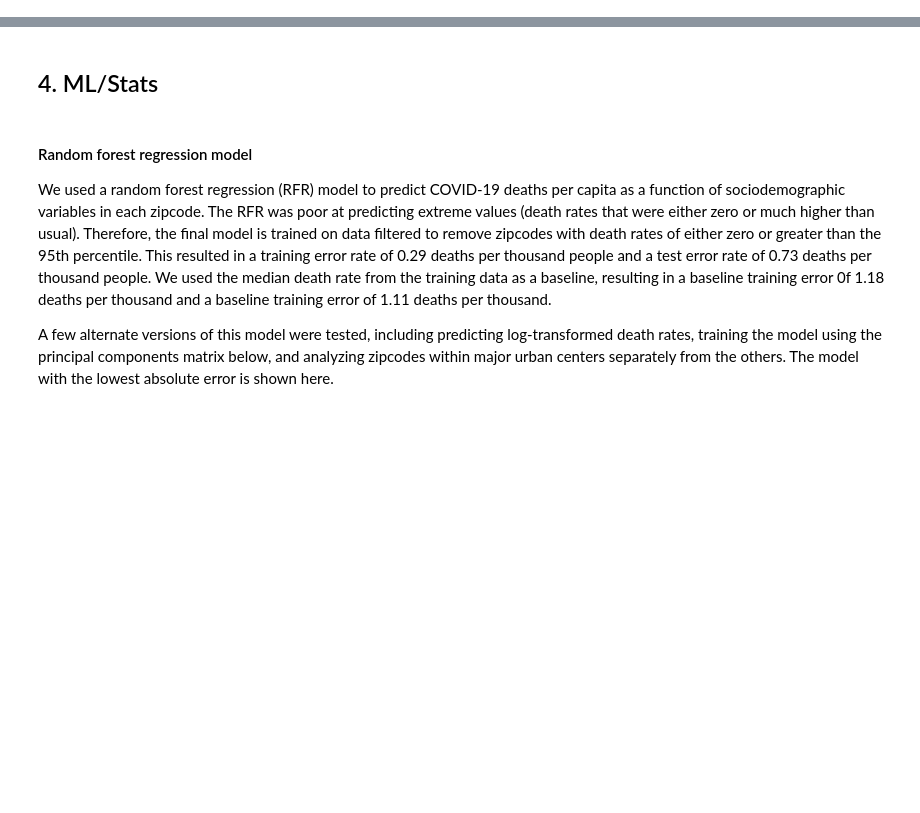
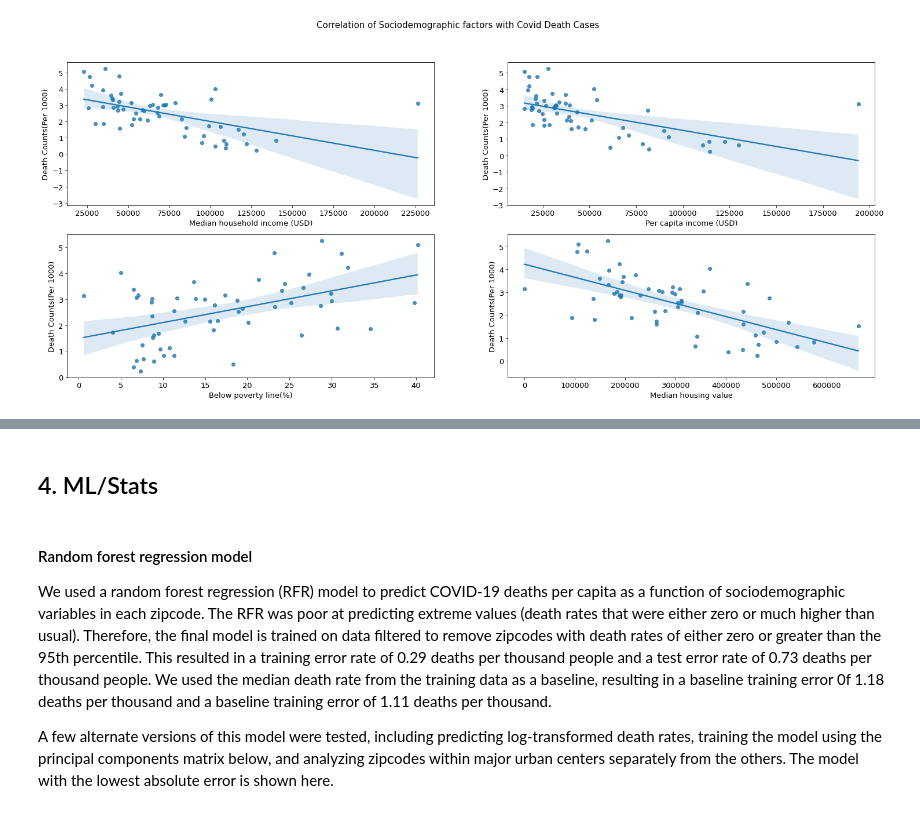
Before and after one commit to uic-cs418/modeling-the-pandemic, a Jupyter notebook: CS418_final_report.ipynb, the cells around one changed output, grey strips where cells are left out. Saved outputs shown, nothing was run; the diff lists cells and outputs as text; code cells hidden in the pictures; blank space fills up the shorter version.

```diff
--- a/CS418_final_report.ipynb
+++ b/CS418_final_report.ipynb
@@ -11,0 +90,4 @@ Provide at least two distinct visualizations of your data or final results. This
+# %%
+scatterPlot(chi)
+# %% [output]
+[figure, added]
```
Also changed, not shown: parts of 17 cells of this notebook, 19 other files.
